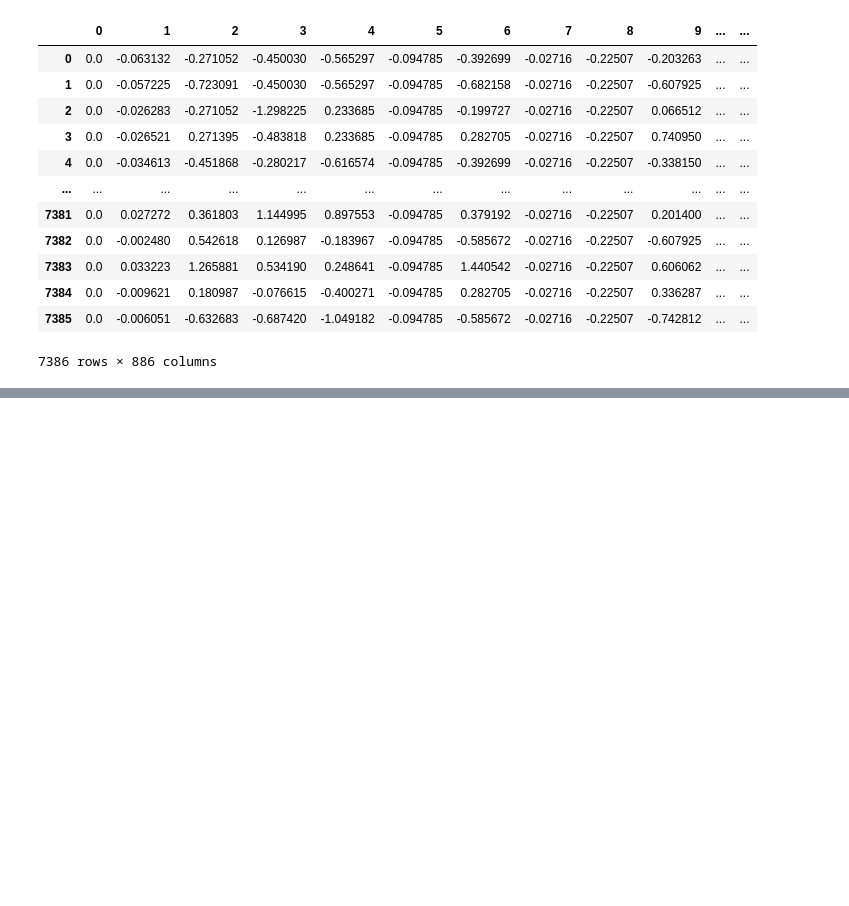
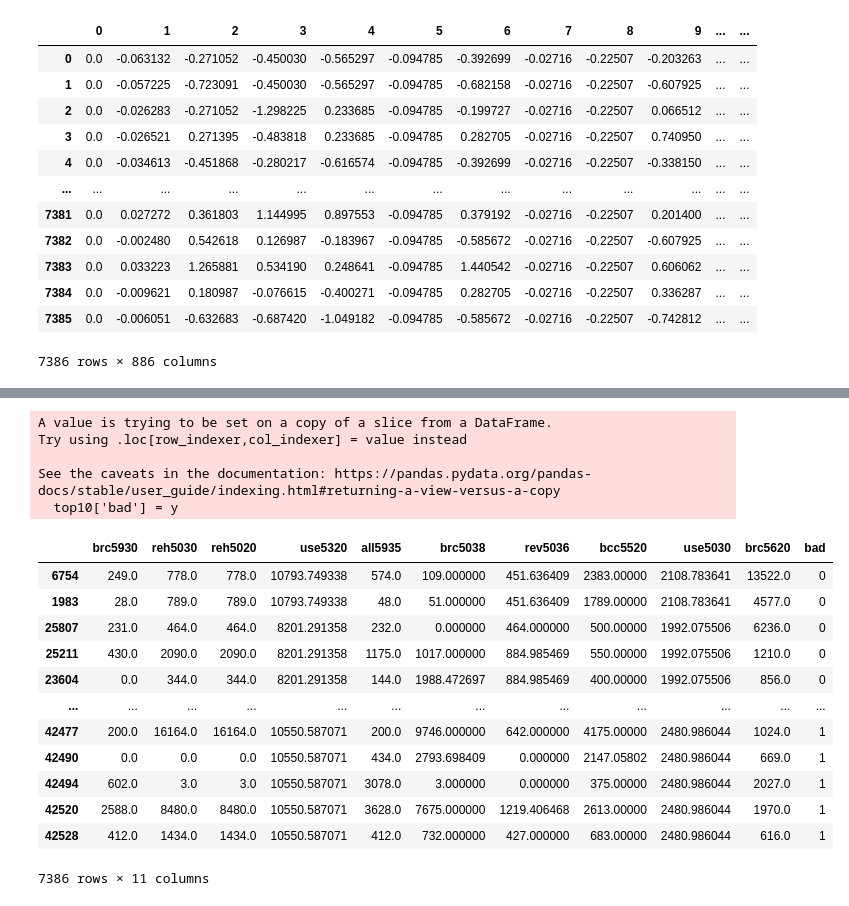
Before and after one commit to DSC180A/create_credit_score, a Jupyter notebook: src/data/week456discussion.ipynb, the cells around one changed output, grey strips where cells are left out. Saved outputs shown, nothing was run; the diff lists cells and outputs as text; code cells hidden in the pictures; blank space fills up the shorter version.

```diff
--- a/src/data/week456discussion.ipynb
+++ b/src/data/week456discussion.ipynb
@@ -259,0 +425,25 @@ weighted avg       0.62      0.62      0.62      2216
+# %%
+top10 = X.iloc[:,top_col_idx[-10:]]
+top10['bad'] = y
+# %% [output]
+A value is trying to be set on a copy of a slice from a DataFrame.
+Try using .loc[row_indexer,col_indexer] = value instead
+
+See the caveats in the documentation: https://pandas.pydata.org/pandas-docs/stable/user_guide/indexing.html#returning-a-view-versus-a-copy
+  top10['bad'] = y
+# %%
+top10
+# %% [output]
+|  | brc5930 | reh5030 | reh5020 | use5320 | all5935 | brc5038 | rev5036 | bcc5520 | use5030 | brc5620 | bad |
+| 6754 | 249.0 | 778.0 | 778.0 | 10793.749338 | 574.0 | 109.000000 | 451.636409 | 2383.00000 | 2108.783641 | 13522.0 | 0 |
+| 1983 | 28.0 | 789.0 | 789.0 | 10793.749338 | 48.0 | 51.000000 | 451.636409 | 1789.00000 | 2108.783641 | 4577.0 | 0 |
+| 25807 | 231.0 | 464.0 | 464.0 | 8201.291358 | 232.0 | 0.000000 | 464.000000 | 500.00000 | 1992.075506 | 6236.0 | 0 |
+| 25211 | 430.0 | 2090.0 | 2090.0 | 8201.291358 | 1175.0 | 1017.000000 | 884.985469 | 550.00000 | 1992.075506 | 1210.0 | 0 |
+| 23604 | 0.0 | 344.0 | 344.0 | 8201.291358 | 144.0 | 1988.472697 | 884.985469 | 400.00000 | 1992.075506 | 856.0 | 0 |
+| ... | ... | ... | ... | ... | ... | ... | ... | ... | ... | ... | ... |
+| 42477 | 200.0 | 16164.0 | 16164.0 | 10550.587071 | 200.0 | 9746.000000 | 642.000000 | 4175.00000 | 2480.986044 | 1024.0 | 1 |
+| 42490 | 0.0 | 0.0 | 0.0 | 10550.587071 | 434.0 | 2793.698409 | 0.000000 | 2147.05802 | 2480.986044 | 669.0 | 1 |
+| 42494 | 602.0 | 3.0 | 3.0 | 10550.587071 | 3078.0 | 3.000000 | 0.000000 | 375.00000 | 2480.986044 | 2027.0 | 1 |
+| 42520 | 2588.0 | 8480.0 | 8480.0 | 10550.587071 | 3628.0 | 7675.000000 | 1219.406468 | 2613.00000 | 2480.986044 | 1970.0 | 1 |
+| 42528 | 412.0 | 1434.0 | 1434.0 | 10550.587071 | 412.0 | 732.000000 | 427.000000 | 683.00000 | 2480.986044 | 616.0 | 1 |
+7386 rows × 11 columns
```
Also changed, not shown: parts of 23 cells of this notebook, 1 other file.
